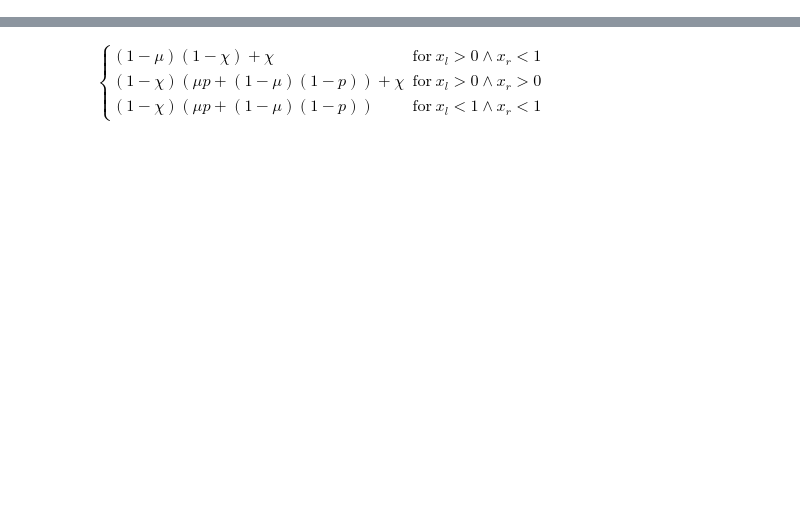
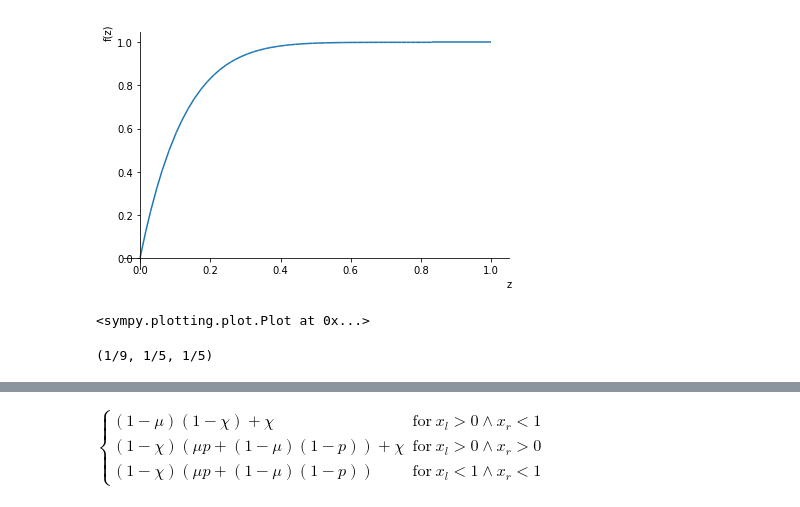
Before and after one commit to hssitja/PhD-Dissertation, a Jupyter notebook: Chapter3_model.ipynb, the cells around one changed output, grey strips where cells are left out. Saved outputs shown, nothing was run; the diff lists cells and outputs as text; code cells hidden in the pictures; blank space fills up the shorter version.

```diff
--- a/Chapter3_model.ipynb
+++ b/Chapter3_model.ipynb
@@ -30,0 +43,9 @@ D = density(Chi)(z)
+# %%
+plot(cdf(Beta('chi', 1, 8))(z), (z,0,1))
+# %% [output]
+[figure, added]
+<sympy.plotting.plot.Plot at 0x...>
+# %%
+E(Beta('chi', 1, 8)), E(Beta('chi', 2, 8)), E(Beta('chi', 1, 4))
+# %% [output]
+(1/9, 1/5, 1/5)
```
Also changed, not shown: parts of 45 cells of this notebook.
